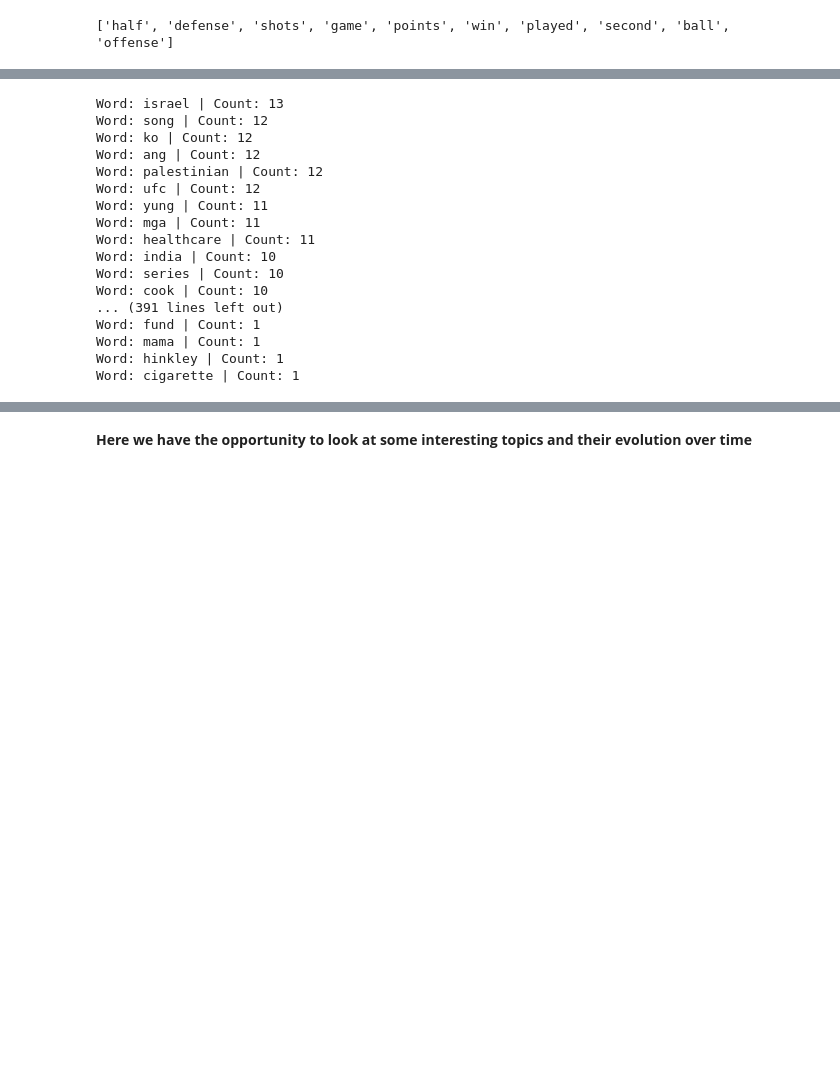
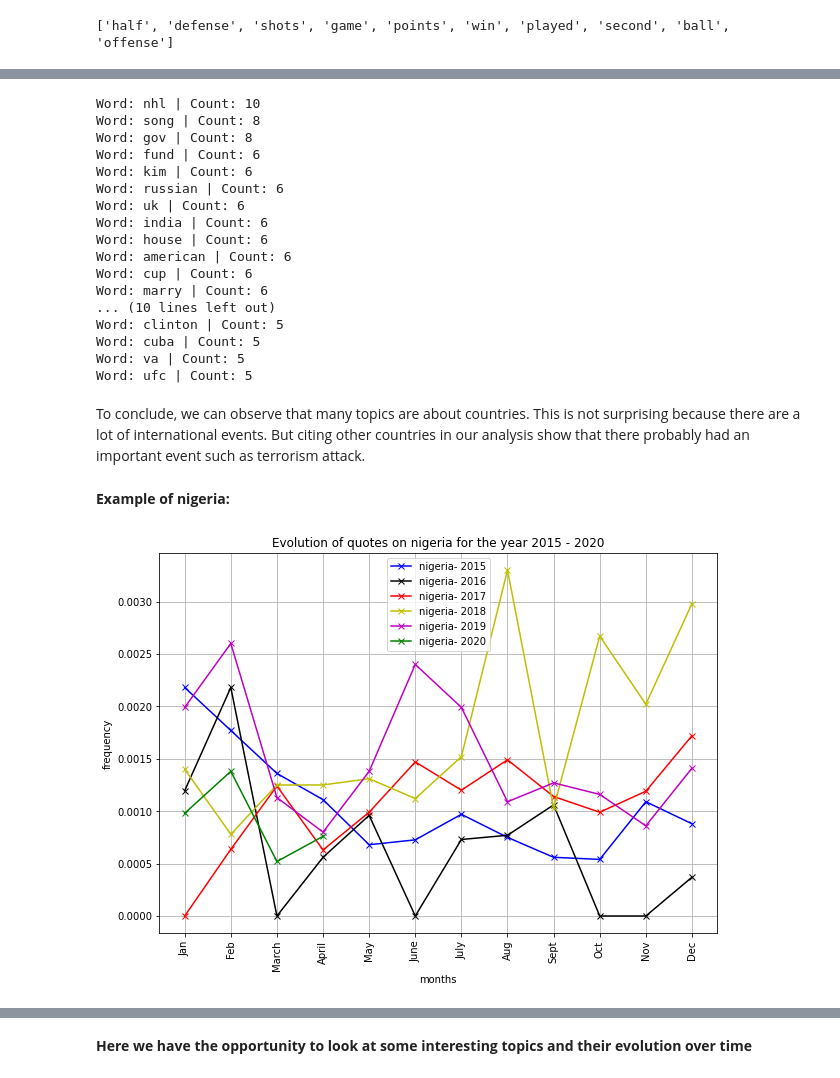
Before and after one commit to epfl-ada/ada-2021-project-adaventurers, a Jupyter notebook: Adaventurers-Project.ipynb, the cells around one changed output, grey strips where cells are left out. Saved outputs shown, nothing was run; the diff lists cells and outputs as text; code cells hidden in the pictures; blank space fills up the shorter version.

Commit message:
update notebook: specific topic analysis

```diff
--- a/Adaventurers-Project.ipynb
+++ b/Adaventurers-Project.ipynb
@@ -667,22 +688,32 @@ NameError: name 'noun_' is not defined
 indices = np.argsort(-np.array(nouns_count))
 
 for word,count in zip(np.array(nouns_)[indices],np.array(nouns_count)[indices]):
-    print("Word:",word,"| Count:",count)
+    if count > 4:
+        print("Word:",word,"| Count:",count)
 # %% [output]
-Word: israel | Count: 13
-Word: song | Count: 12
-Word: ko | Count: 12
-Word: ang | Count: 12
-Word: palestinian | Count: 12
-Word: ufc | Count: 12
-Word: yung | Count: 11
-Word: mga | Count: 11
-Word: healthcare | Count: 11
-Word: india | Count: 10
-Word: series | Count: 10
-Word: cook | Count: 10
-... (391 lines left out)
-Word: fund | Count: 1
-Word: mama | Count: 1
-Word: hinkley | Count: 1
-Word: cigarette | Count: 1
+Word: nhl | Count: 10
+Word: song | Count: 8
+Word: gov | Count: 8
+Word: fund | Count: 6
+Word: kim | Count: 6
+Word: russian | Count: 6
+Word: uk | Count: 6
+Word: india | Count: 6
+Word: house | Count: 6
+Word: american | Count: 6
+Word: cup | Count: 6
+Word: marry | Count: 6
+... (10 lines left out)
+Word: clinton | Count: 5
+Word: cuba | Count: 5
+Word: va | Count: 5
+Word: ufc | Count: 5
+# %% [markdown]
+To conclude, we can observe that many topics are about countries. This is not surprising because there are a lot of international events. But citing other countries in our analysis show that there probably had an important event such as terrorism attack.
+# %% [markdown]
+**Example of nigeria:**
+# %%
+list_=["nigeria"]
+plot_topic_over_year(list_,"nigeria","results/figures/nigeria_2015-2020.png", 2015, 2020)
+# %% [output]
+[figure, added]
```
Also changed, not shown: parts of 38 cells of this notebook, 12 other files.
